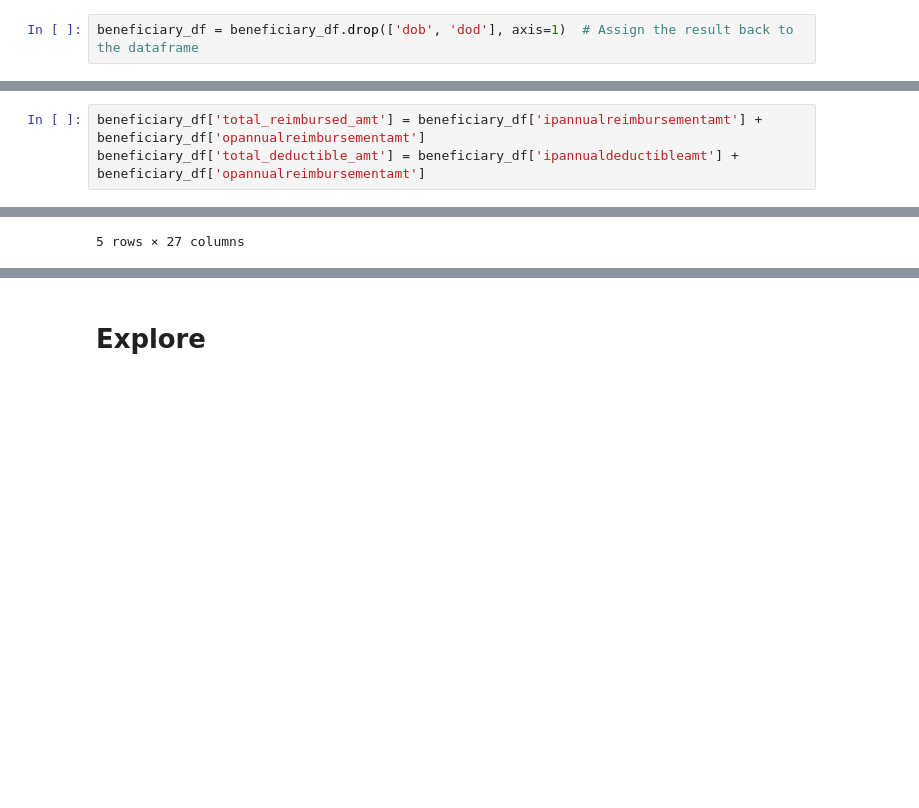
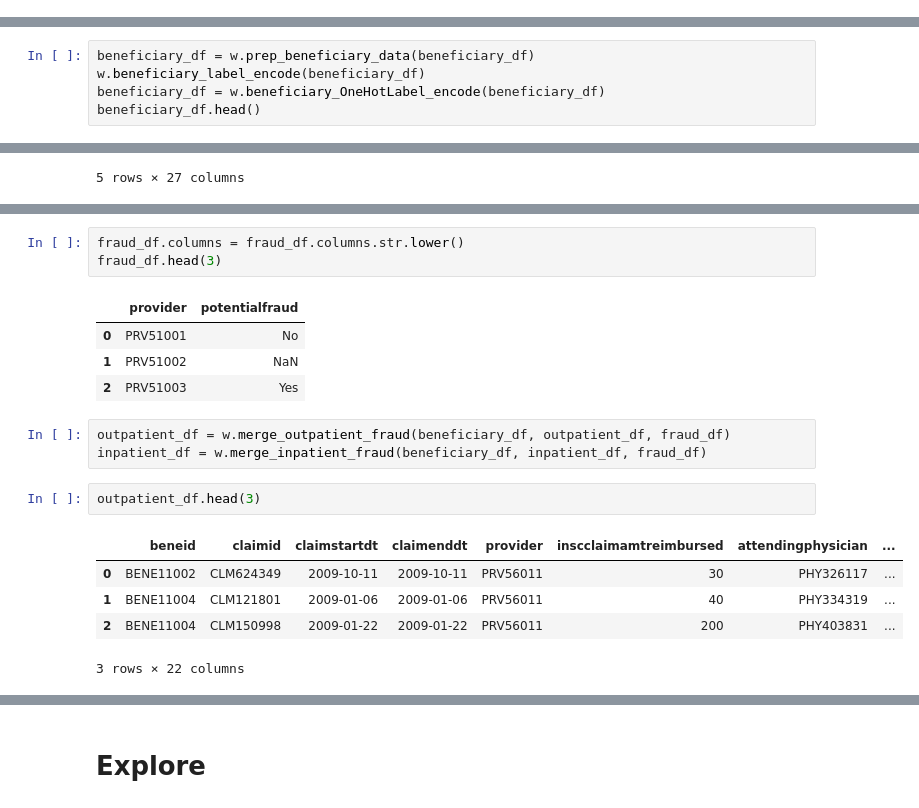
Before and after one commit to AswathyRadha100/Fraud_Detection_In_Healthcare, a Jupyter notebook: Workbooks/Ramiro/draft_health_care_fraud.ipynb, the cells around one changed output, grey strips where cells are left out. Drawn from its saved outputs; the diff is of its cells as text; blank space fills up the shorter version.

```diff
--- a/Workbooks/Ramiro/draft_health_care_fraud.ipynb
+++ b/Workbooks/Ramiro/draft_health_care_fraud.ipynb
@@ -552,2 +283,0 @@ beneficiary_df['dob_day'] = beneficiary_df['dob'].dt.day
-# %%
-beneficiary_df = beneficiary_df.drop(['dob', 'dod'], axis=1)  # Assign the result back to the dataframe
@@ -556,3 +286,5 @@ beneficiary_df = beneficiary_df.drop(['dob', 'dod'], axis=1)  # Assign the resul
 # %%
-beneficiary_df['total_reimbursed_amt'] = beneficiary_df['ipannualreimbursementamt'] + beneficiary_df['opannualreimbursementamt']
-beneficiary_df['total_deductible_amt'] = beneficiary_df['ipannualdeductibleamt'] + beneficiary_df['opannualreimbursementamt']
+beneficiary_df = w.prep_beneficiary_data(beneficiary_df)
+w.beneficiary_label_encode(beneficiary_df)
+beneficiary_df = w.beneficiary_OneHotLabel_encode(beneficiary_df)
+beneficiary_df.head()
@@ -724,0 +394,19 @@ Index(['beneid', 'outpatient_claimid', 'outpatient_claimstartdt',
+# %%
+fraud_df.columns = fraud_df.columns.str.lower()
+fraud_df.head(3)
+# %% [output]
+|  | provider | potentialfraud |
+| 0 | PRV51001 | No |
+| 1 | PRV51002 | NaN |
+| 2 | PRV51003 | Yes |
+# %%
+outpatient_df = w.merge_outpatient_fraud(beneficiary_df, outpatient_df, fraud_df)
+inpatient_df = w.merge_inpatient_fraud(beneficiary_df, inpatient_df, fraud_df)
+# %%
+outpatient_df.head(3)
+# %% [output]
+|  | beneid | claimid | claimstartdt | claimenddt | provider | inscclaimamtreimbursed | attendingphysician | ... |
+| 0 | BENE11002 | CLM624349 | 2009-10-11 | 2009-10-11 | PRV56011 | 30 | PHY326117 | ... |
+| 1 | BENE11004 | CLM121801 | 2009-01-06 | 2009-01-06 | PRV56011 | 40 | PHY334319 | ... |
+| 2 | BENE11004 | CLM150998 | 2009-01-22 | 2009-01-22 | PRV56011 | 200 | PHY403831 | ... |
+3 rows × 22 columns
```
Also changed, not shown: parts of 68 cells of this notebook.
